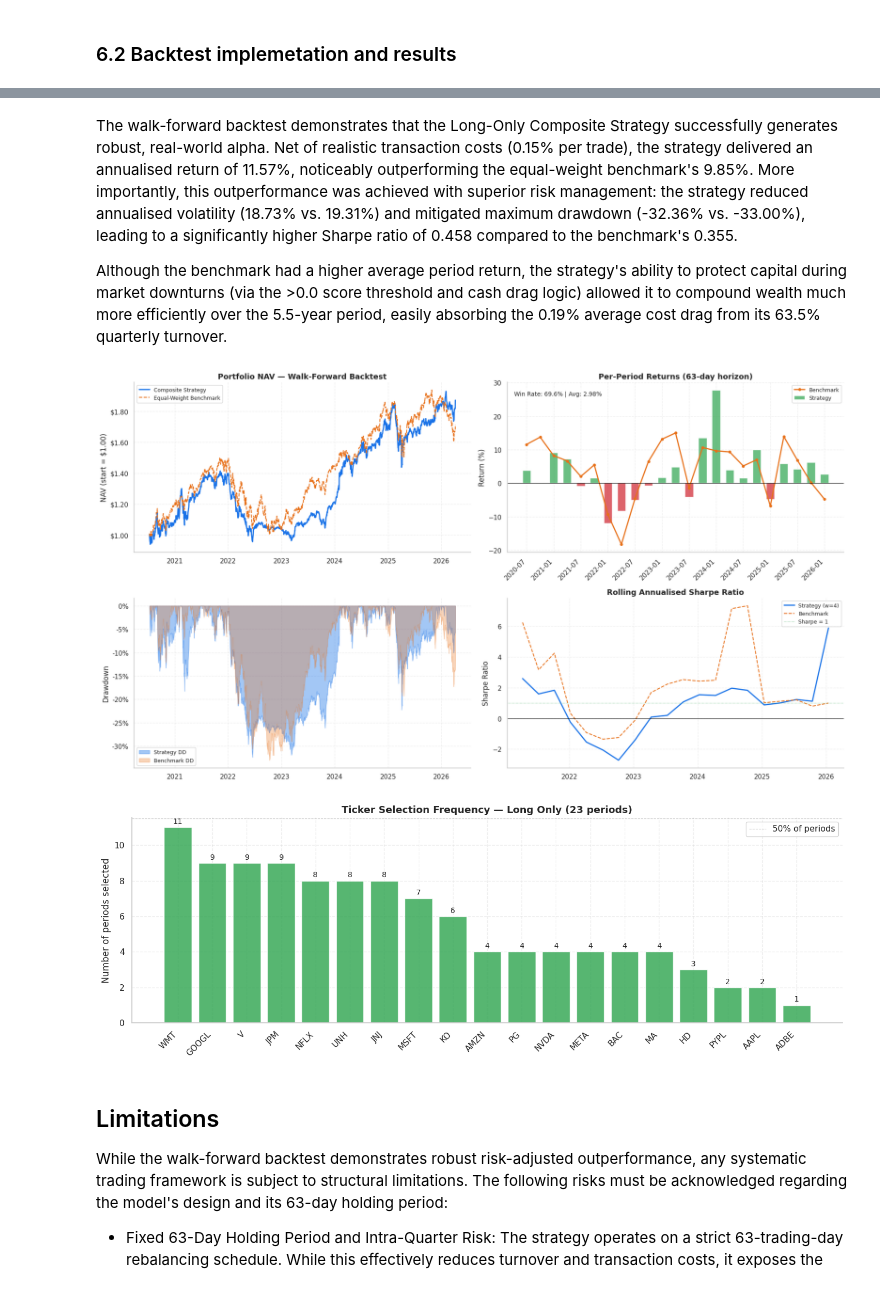
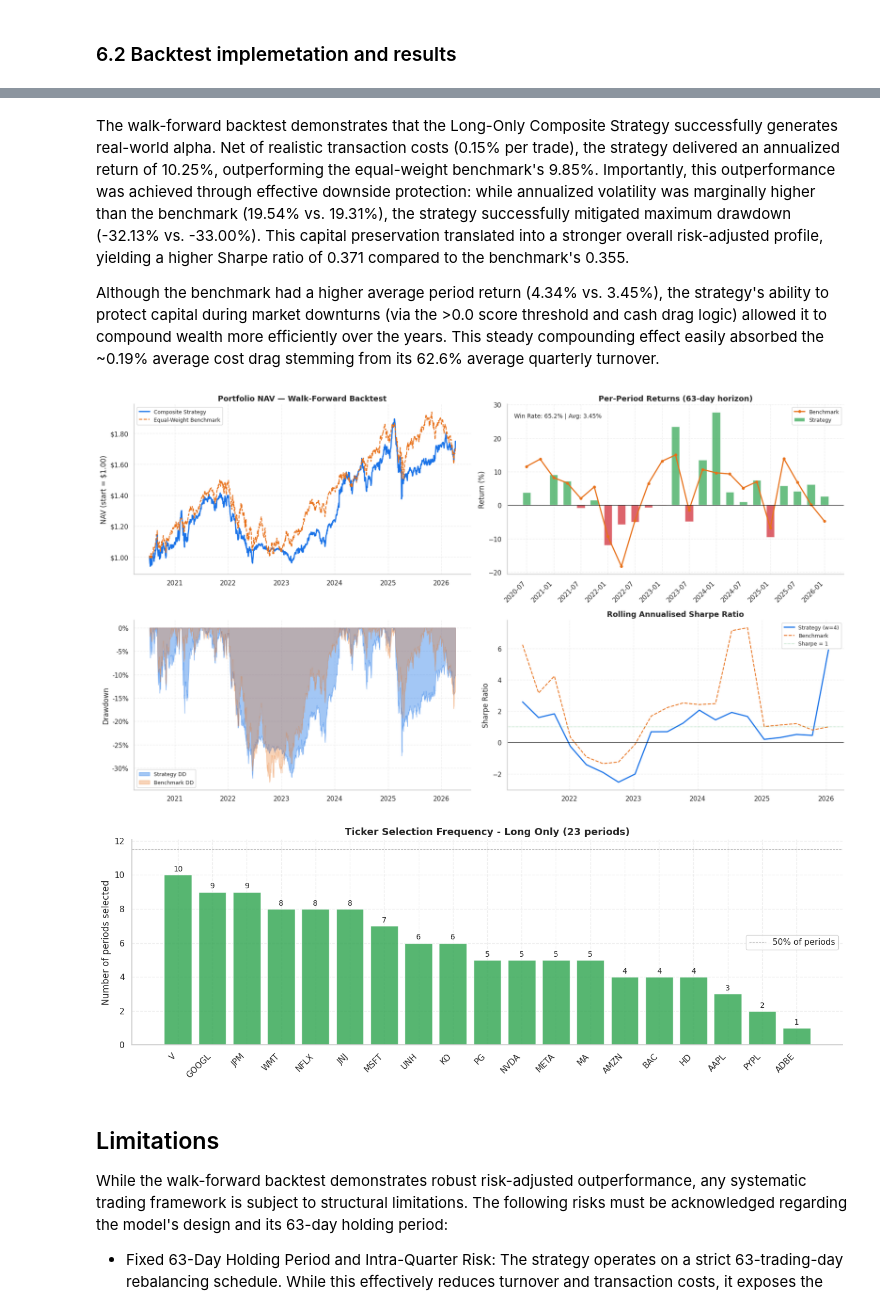
Before and after one commit to laihoangson/financial-analytic, a Jupyter notebook: reports/ml_report.ipynb, the cells around one changed output, grey strips where cells are left out. Cells and saved outputs as stored; diff of their text form; code cells hidden in the pictures.

Commit message:
Fix legends and scoring functions

```diff
--- a/reports/ml_report.ipynb
+++ b/reports/ml_report.ipynb
@@ -1503,8 +1495,10 @@ def calculate_ts_score(forecast_return, garch_volatility, metrics, mape, horizon
         ann_return = forecast_return * (252 / horizon_days)
         if ann_return > 0.08: score += 2.0
         elif ann_return > 0.03: score += 1.0
+        elif ann_return > 0.01: score += 0.5
         elif ann_return < -0.08: score -= 2.0
         elif ann_return < -0.03: score -= 1.0
+        elif ann_return < -0.01: score -= 0.5
 
     # 2. GARCH Volatility Adjustment (max ±1)
     if not np.isnan(garch_volatility):
@@ -3662,8 +3686,8 @@ Equal-Weight Benchmark           $1,712,563       9.85%          19.31%  0.355
   Total runtime     : 2.5 min
 # %% [markdown]
-The walk-forward backtest demonstrates that the Long-Only Composite Strategy successfully generates robust, real-world alpha. Net of realistic transaction costs (0.15% per trade), the strategy delivered an annualised return of 11.57%, noticeably outperforming the equal-weight benchmark's 9.85%. More importantly, this outperformance was achieved with superior risk management: the strategy reduced annualised volatility (18.73% vs. 19.31%) and mitigated maximum drawdown (-32.36% vs. -33.00%), leading to a significantly higher Sharpe ratio of 0.458 compared to the benchmark's 0.355.
+The walk-forward backtest demonstrates that the Long-Only Composite Strategy successfully generates real-world alpha. Net of realistic transaction costs (0.15% per trade), the strategy delivered an annualized return of 10.25%, outperforming the equal-weight benchmark's 9.85%. Importantly, this outperformance was achieved through effective downside protection: while annualized volatility was marginally higher than the benchmark (19.54% vs. 19.31%), the strategy successfully mitigated maximum drawdown (-32.13% vs. -33.00%). This capital preservation translated into a stronger overall risk-adjusted profile, yielding a higher Sharpe ratio of 0.371 compared to the benchmark's 0.355.
 
-Although the benchmark had a higher average period return, the strategy's ability to protect capital during market downturns (via the >0.0 score threshold and cash drag logic) allowed it to compound wealth much more efficiently over the 5.5-year period, easily absorbing the 0.19% average cost drag from its 63.5% quarterly turnover.
+Although the benchmark had a higher average period return (4.34% vs. 3.45%), the strategy's ability to protect capital during market downturns (via the >0.0 score threshold and cash drag logic) allowed it to compound wealth more efficiently over the years. This steady compounding effect easily absorbed the ~0.19% average cost drag stemming from its 62.6% average quarterly turnover.
 # %%
 import matplotlib.pyplot as plt
 %matplotlib inline
@@ -3773,36 +3797,36 @@ plt.show()
 if 'long_tickers' in trades_df.columns:
     from collections import Counter
 
     long_counts = Counter(tk for row in trades_df['long_tickers'] for tk in row)
     all_tks = sorted(long_counts.keys(), key=lambda x: long_counts[x], reverse=True)
 
     if all_tks:
         fig, ax = plt.subplots(figsize=(14, 5))
         x = np.arange(len(all_tks))
         lv = [long_counts[t] for t in all_tks]
 
         bars = ax.bar(x, lv, color=C_GRN, alpha=0.8)
 
         for bar, val in zip(bars, lv):
             ax.text(bar.get_x() + bar.get_width()/2, bar.get_height() + 0.1,
                     str(val), ha='center', va='bottom', fontsize=10)
 
         ax.set_xticks(x)
         ax.set_xticklabels(all_tks, rotation=45, ha='right')
         ax.axhline(len(trades_df) / 2, color='gray', lw=0.8, ls='--',
                    alpha=0.5, label='50% of periods')
         ax.set_ylabel('Number of periods selected')
-        ax.set_title(f'Ticker Selection Frequency — Long Only ({len(trades_df)} periods)',
+        ax.set_title(f'Ticker Selection Frequency - Long Only ({len(trades_df)} periods)',
                      fontsize=13, fontweight='bold')
         ax.legend()
 
         plt.tight_layout()
         plt.show()
 
 plt.show()
 # %% [output]
-[figure, old version]
+[figure, new version]
-[figure, old version]
+[figure, new version]
 # %% [markdown]
 ## Limitations
 
```
Also changed, not shown: parts of 8 cells of this notebook, 1 other file.
